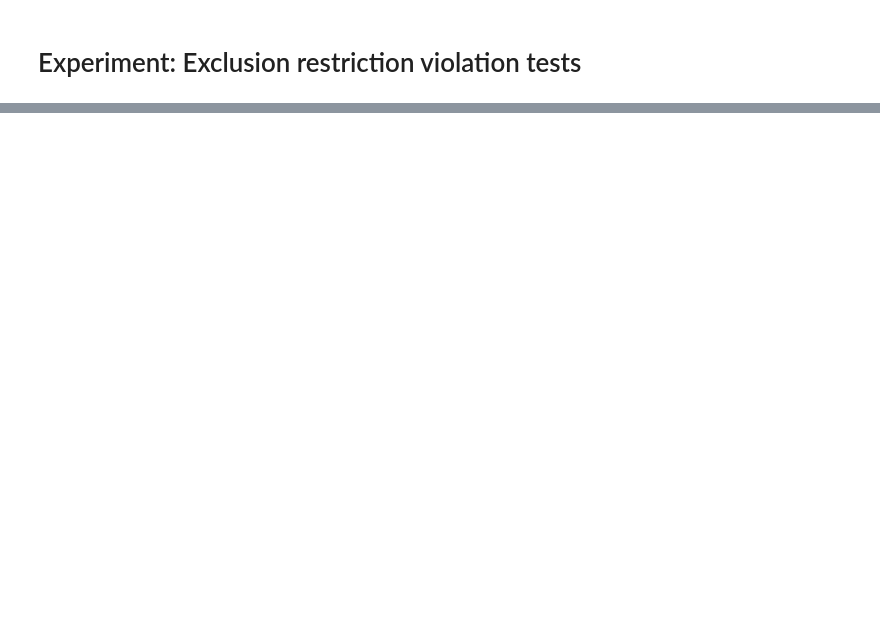
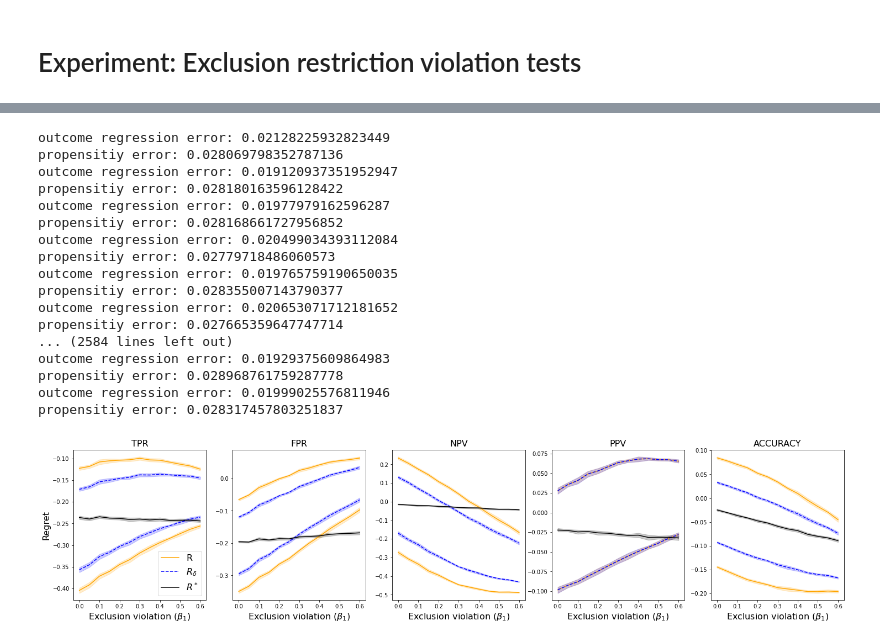
Before and after one commit to lguerdan/policy_comparison_under_confounding, a Jupyter notebook: synthetic_experiments_v2.ipynb, the cells around one changed output, grey strips where cells are left out. Saved outputs shown, nothing was run; the diff lists cells and outputs as text; code cells hidden in the pictures; blank space fills up the shorter version.

```diff
--- a/synthetic_experiments_v2.ipynb
+++ b/synthetic_experiments_v2.ipynb
@@ -396,0 +218,44 @@ axes[0].legend(fontsize=14)
+# %%
+lambdas = np.arange(1, 2.6, .1)
+Dx, Du = 5, 2
+nD = Dx+Du
+
+dgp = {
+    'N': 20000,
+    'Dx': Dx,
+    'Du': Du,
+    'nz': 10,                # Number of finite pre-treatment values
+    'beta_zy': 0,            # Z -> Y loading (=0 ==> exclusion restriction is satisfied)
+    'e1_coeffs': 4*np.random.rand(nD) - 2,
+    'z_coeffs':  4*np.random.rand(nD) - 2,
+    'mu1_coeffs': 4*np.random.rand(nD) - 1,
+    'mu0_coeffs': 4*np.random.rand(nD) - 2,
+    't_coeffs': 4*np.random.rand(nD) - 3,
+    'lambda_star': 1.7,
+    'id_assumption': 'IV'
+}
+
+dgp = set_dgp_config(dgp, 'IV')
+dgp['beta_zd'] = 1.25
+beta_zy = [0, 0.05, 0.1, 0.15, 0.2, 0.25, 0.3, 0.35, 0.4, 0.45, .5, .55, .6]
+bedf = experiments.exclusion_sensitivity_experiment(dgp, beta_zy, n_sims=20, est_method='plugin', K=5)
+plot_exclusion_sensitivity(bedf)
+# %% [output]
+outcome regression error: 0.02128225932823449
+propensitiy error: 0.028069798352787136
+outcome regression error: 0.019120937351952947
+propensitiy error: 0.028180163596128422
+outcome regression error: 0.01977979162596287
+propensitiy error: 0.028168661727956852
+outcome regression error: 0.020499034393112084
+propensitiy error: 0.02779718486060573
+outcome regression error: 0.019765759190650035
+propensitiy error: 0.028355007143790377
+outcome regression error: 0.020653071712181652
+propensitiy error: 0.027665359647747714
+... (2584 lines left out)
+outcome regression error: 0.01929375609864983
+propensitiy error: 0.028968761759287778
+outcome regression error: 0.01999025576811946
+propensitiy error: 0.028317457803251837
+[figure, added]
```
Also changed, not shown: parts of 19 cells of this notebook, 2 other files.
